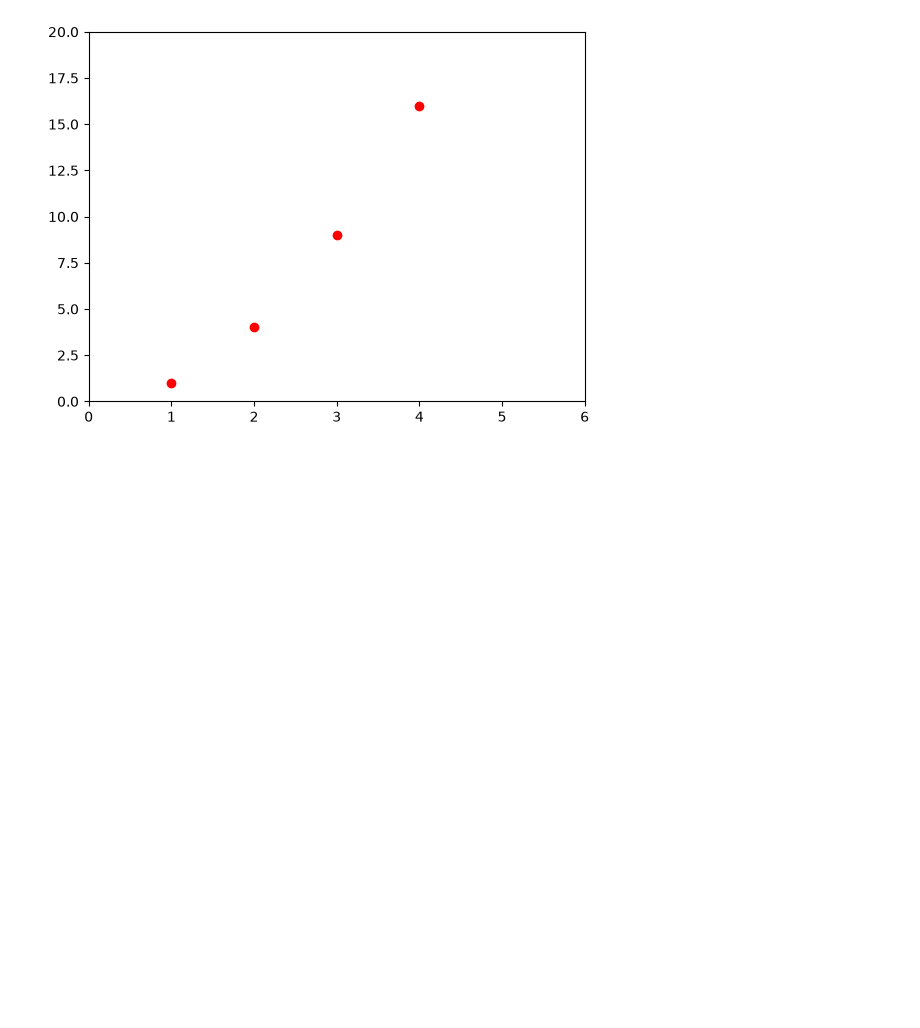
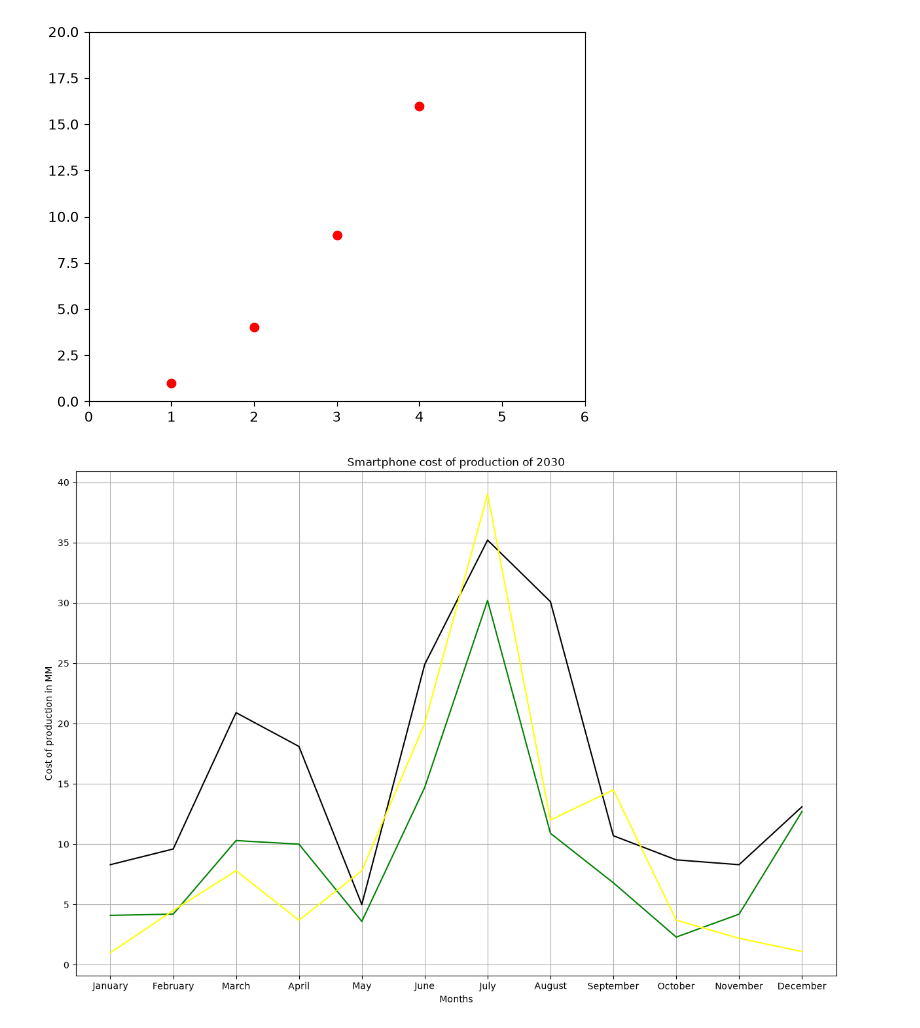
Before and after one commit to lopespdroo/research, a Jupyter notebook: data-science-from-scratch/content/data-visualization.ipynb, the cells around one changed output. Cells and saved outputs as stored; diff of their text form; code cells hidden in the pictures; blank space fills up the shorter version.

```diff
--- a/data-science-from-scratch/content/data-visualization.ipynb
+++ b/data-science-from-scratch/content/data-visualization.ipynb
@@ -107,3 +107,26 @@ plt.axis([0, 6, 0, 20])
 plt.show()
 # %% [output]
 [figure]
+# %%
+ApplePhone = [8.3, 9.6, 20.9, 18.1, 5.0, 24.9, 35.2, 30.1, 10.7, 8.7, 8.3, 13.1]
+XionesPhone = [4.1, 4.2, 10.3, 10.0, 3.6, 14.7 , 30.2, 10.9, 6.8, 2.3, 4.2, 12.7]
+BikePhone = [1.0, 4.5, 7.8, 3.7, 7.8, 20.0, 39.0, 12.0, 14.5, 3.7, 2.2, 1.1]
+# %%
+months = ["January", "February", "March", "April", "May", "June", "July", "August", "September",
+          "October", "November", "December"]
+# %%
+plt.figure(figsize=[15,10])
+
+plt.plot(months, ApplePhone, color="black")
+plt.plot(months, XionesPhone, color="green")
+plt.plot(months, BikePhone, color="yellow")
+
+plt.title("Smartphone cost of production of 2030")
+plt.grid(True)
+
+plt.xlabel("Months")
+plt.ylabel("Cost of production in MM")
+
+plt.show()
+# %% [output]
+[figure, added]
```
Also changed, not shown: parts of 1 cell of this notebook, 1 other file.
